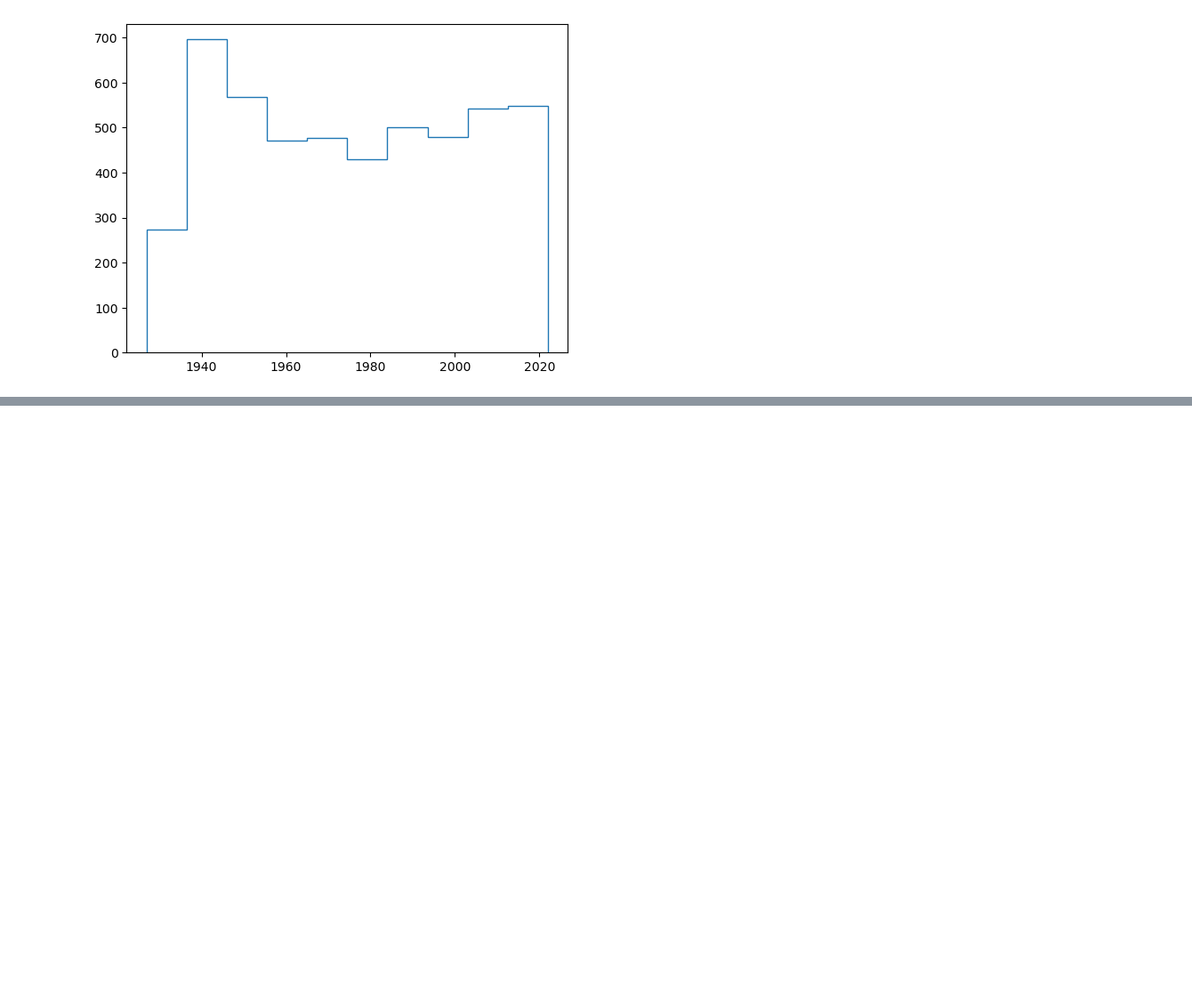
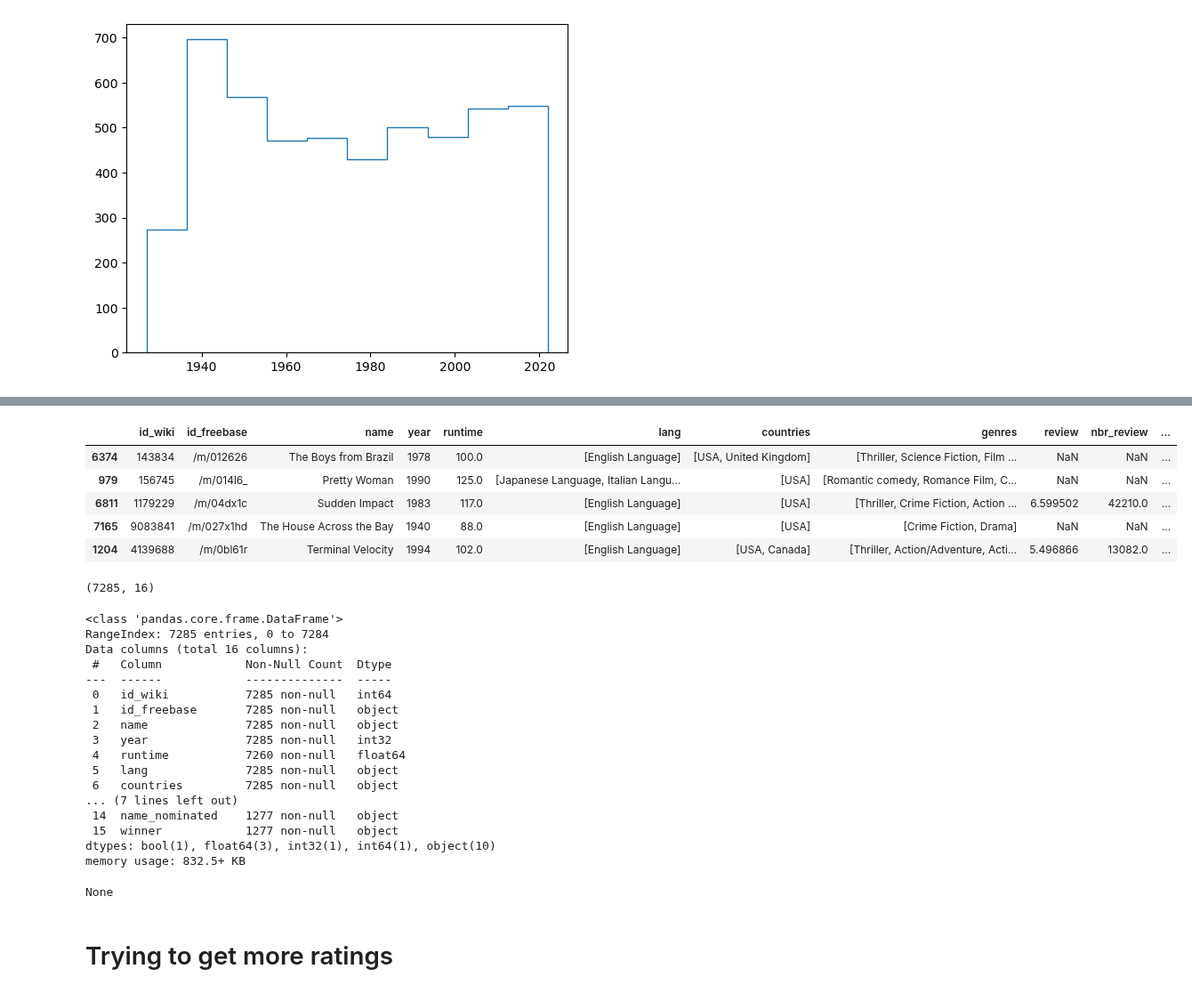
Before and after one commit to epfl-ada/ada-2023-project-thewestbobers, a Jupyter notebook: milestoneP3.ipynb, the cells around one changed output, grey strips where cells are left out. Shown at 89% size. Cells and saved outputs as stored; diff of their text form; code cells hidden in the pictures; blank space fills up the shorter version.

Commit message:
Mehdi: found A LOT of ratings

```diff
--- a/milestoneP3.ipynb
+++ b/milestoneP3.ipynb
@@ -264,3 +264,40 @@ Data columns (total 17 columns):
 dtypes: float64(5), int32(1), int64(1), object(10)
 memory usage: 939.2+ KB
 None
+# %%
+movies3['oscar_nomination'] = pd.notna(movies3['ceremony'])
+# %%
+movies3.insert(movies3.columns.get_loc('revenue_part') + 1, 'oscar_nomination', movies3.pop('oscar_nomination'))
+movies3 = movies3.drop(columns=['year_ceremony', 'ceremony'])
+
+display(movies3.sample(5))
+display(movies3.shape)
+display(movies3.info())
+# %% [output]
+|  | id_wiki | id_freebase | name | year | runtime | lang | countries | genres | review | nbr_review | ... |
+| 6374 | 143834 | /m/012626 | The Boys from Brazil | 1978 | 100.0 | [English Language] | [USA, United Kingdom] | [Thriller, Science Fiction, Film ... | NaN | NaN | ... |
+| 979 | 156745 | /m/014l6_ | Pretty Woman | 1990 | 125.0 | [Japanese Language, Italian Langu... | [USA] | [Romantic comedy, Romance Film, C... | NaN | NaN | ... |
+| 6811 | 1179229 | /m/04dx1c | Sudden Impact | 1983 | 117.0 | [English Language] | [USA] | [Thriller, Crime Fiction, Action ... | 6.599502 | 42210.0 | ... |
+| 7165 | 9083841 | /m/027x1hd | The House Across the Bay | 1940 | 88.0 | [English Language] | [USA] | [Crime Fiction, Drama] | NaN | NaN | ... |
+| 1204 | 4139688 | /m/0bl61r | Terminal Velocity | 1994 | 102.0 | [English Language] | [USA, Canada] | [Thriller, Action/Adventure, Acti... | 5.496866 | 13082.0 | ... |
+(7285, 16)
+<class 'pandas.core.frame.DataFrame'>
+RangeIndex: 7285 entries, 0 to 7284
+Data columns (total 16 columns):
+ #   Column            Non-Null Count  Dtype
+---  ------            --------------  -----
+ 0   id_wiki           7285 non-null   int64
+ 1   id_freebase       7285 non-null   object
+ 2   name              7285 non-null   object
+ 3   year              7285 non-null   int32
+ 4   runtime           7260 non-null   float64
+ 5   lang              7285 non-null   object
+ 6   countries         7285 non-null   object
+... (7 lines left out)
+ 14  name_nominated    1277 non-null   object
+ 15  winner            1277 non-null   object
+dtypes: bool(1), float64(3), int32(1), int64(1), object(10)
+memory usage: 832.5+ KB
+None
+# %% [markdown]
+# Trying to get more ratings
```
Also changed, not shown: parts of 6 cells of this notebook.
